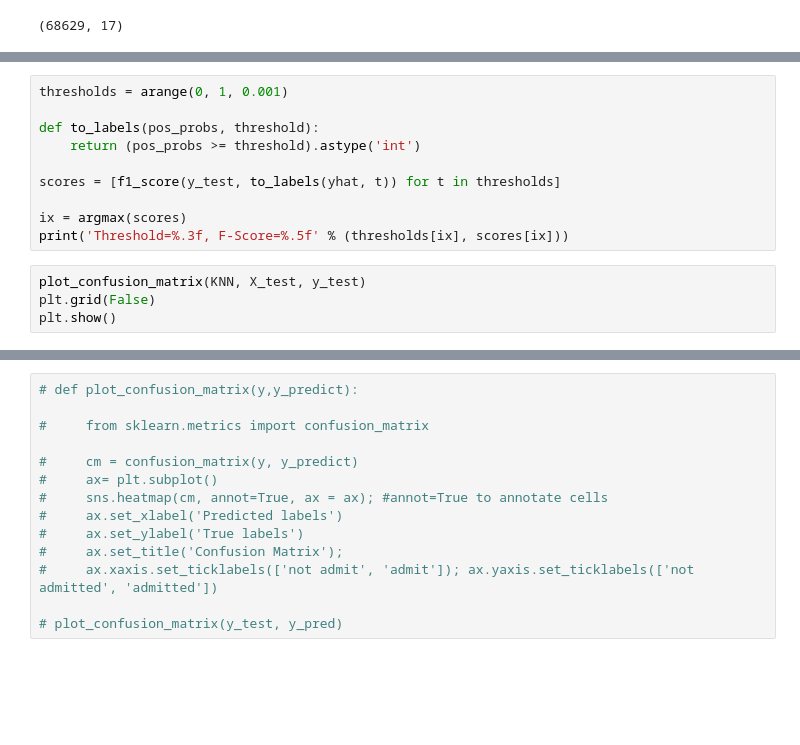
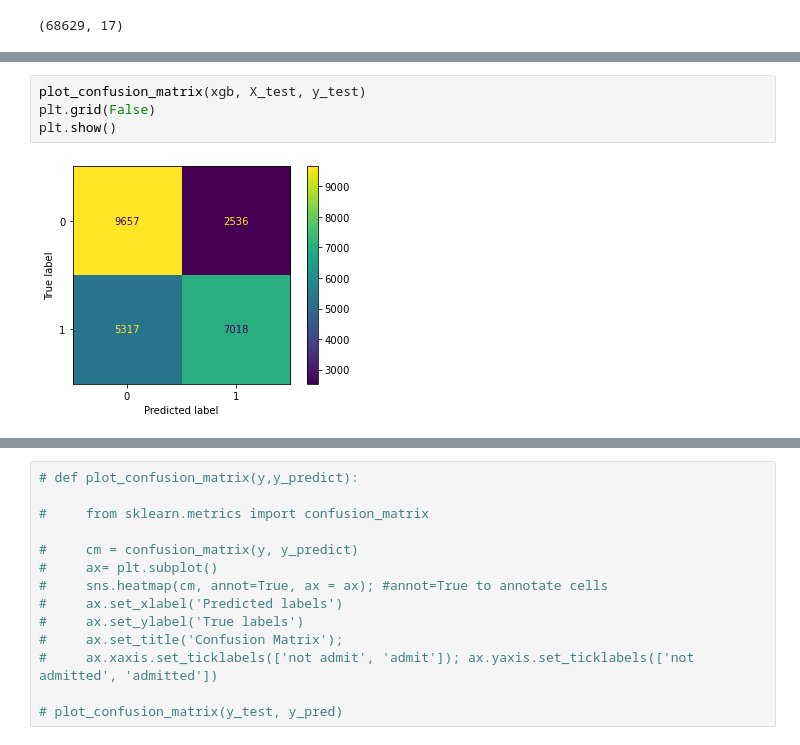
Before and after one commit to bertimoges/Diabetes_readmission_prediction, a Jupyter notebook: End_to_End_Project/Notebooks/Preprocessing and Modeling.ipynb, the cells around one changed output, grey strips where cells are left out. Saved outputs shown, nothing was run; the diff lists cells and outputs as text; blank space fills up the shorter version.

```diff
--- a/End_to_End_Project/Notebooks/Preprocessing and Modeling.ipynb
+++ b/End_to_End_Project/Notebooks/Preprocessing and Modeling.ipynb
@@ -337,15 +227,7 @@ plt.ylabel('True Positive Rate');
-# %%
-thresholds = arange(0, 1, 0.001)
-
-def to_labels(pos_probs, threshold):
-    return (pos_probs >= threshold).astype('int')
-
-scores = [f1_score(y_test, to_labels(yhat, t)) for t in thresholds]
-
-ix = argmax(scores)
-print('Threshold=%.3f, F-Score=%.5f' % (thresholds[ix], scores[ix]))
 # %%
-plot_confusion_matrix(KNN, X_test, y_test)
+plot_confusion_matrix(xgb, X_test, y_test)
 plt.grid(False)
 plt.show()
+# %% [output]
+[figure, added]
 # %%
```
Also changed, not shown: parts of 84 cells of this notebook.
